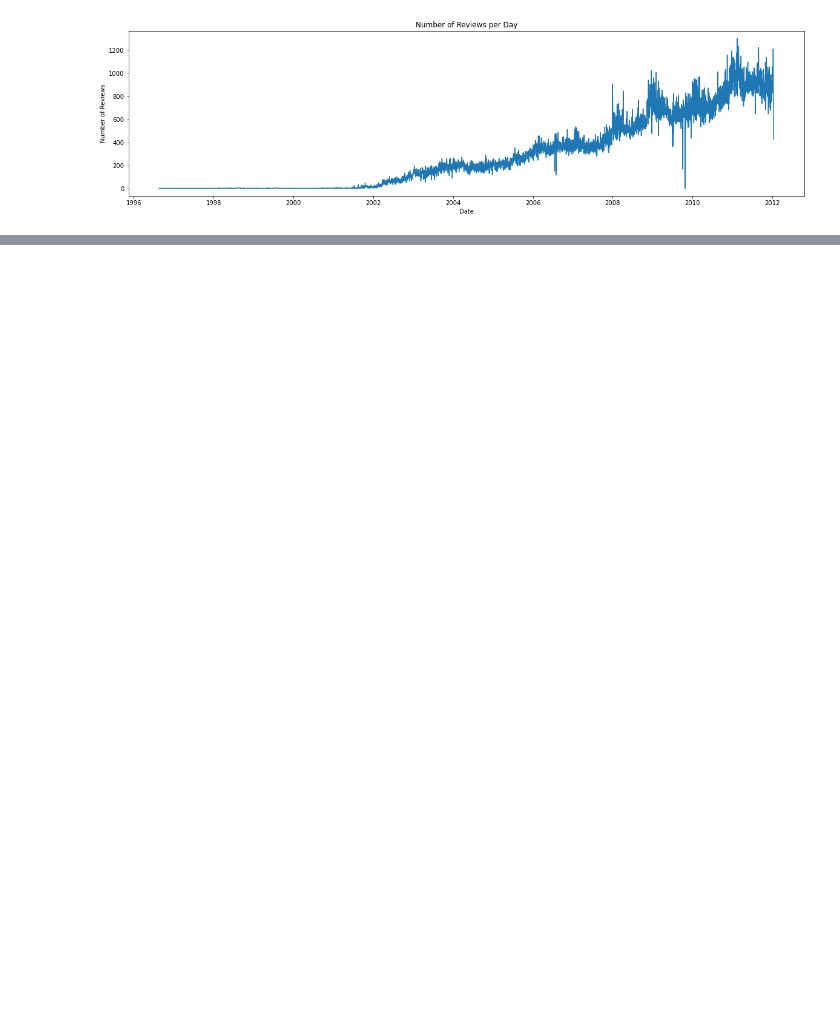
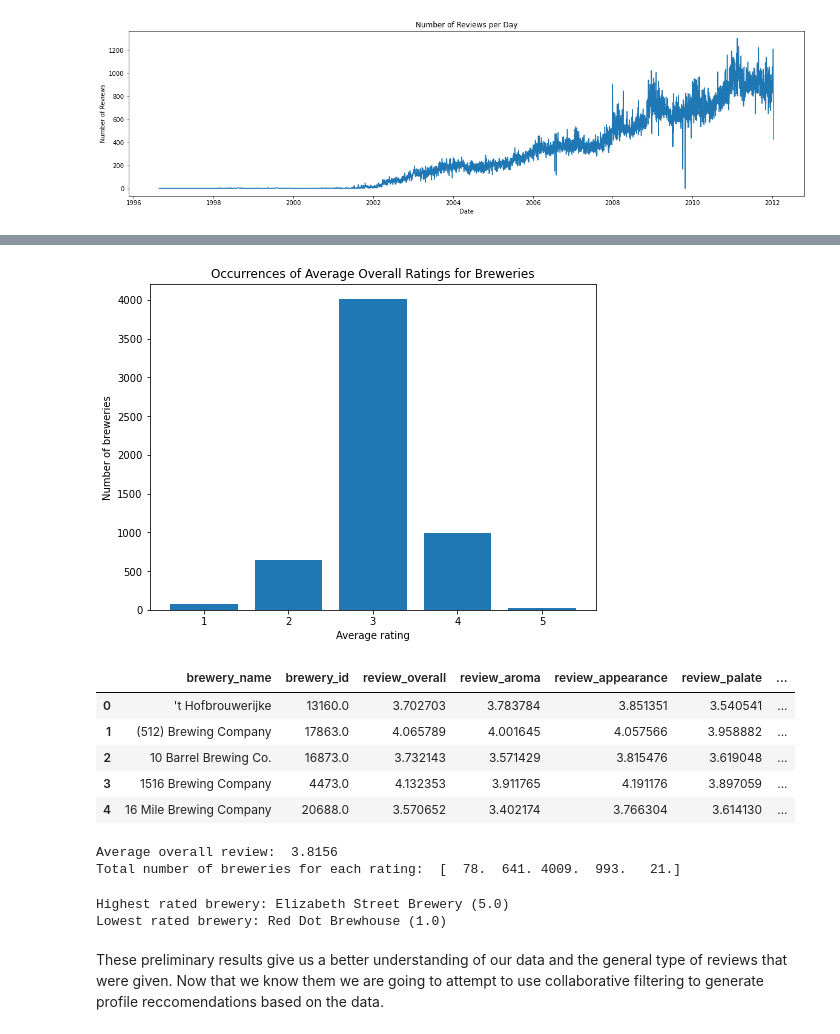
Before and after one commit to wfulton98/Final-Project, a Jupyter notebook: Beer Recommender System.ipynb, the cells around one changed output, grey strips where cells are left out. Saved outputs shown, nothing was run; the diff lists cells and outputs as text; code cells hidden in the pictures; blank space fills up the shorter version.

```diff
--- a/Beer Recommender System.ipynb
+++ b/Beer Recommender System.ipynb
@@ -59,0 +112,54 @@ plt.show()
+# %%
+
+breweries = df.groupby(['brewery_name'])
+breweries = breweries.mean()
+breweries = breweries.reset_index()
+fig, ax = plt.subplots(figsize=(8,6))
+x = range(1,6)
+counts = np.zeros(5)
+for val in breweries['review_overall']:
+    if val < 2:
+        counts[0] += 1
+    elif val < 3:
+        counts[1] += 1
+    elif val < 4:
+        counts[2] += 1
+    elif val < 5:
+        counts[3] += 1
+    else:
+        counts[4] += 1
+
+
+ax.bar(x, counts)
+ax.set_xlabel('Average rating')
+ax.set_ylabel('Number of breweries')
+ax.set_title('Occurrences of Average Overall Ratings for Breweries')
+plt.show()
+breweries.head()
+# %% [output]
+[figure, added]
+|  | brewery_name | brewery_id | review_overall | review_aroma | review_appearance | review_palate | ... |
+| 0 | 't Hofbrouwerijke | 13160.0 | 3.702703 | 3.783784 | 3.851351 | 3.540541 | ... |
+| 1 | (512) Brewing Company | 17863.0 | 4.065789 | 4.001645 | 4.057566 | 3.958882 | ... |
+| 2 | 10 Barrel Brewing Co. | 16873.0 | 3.732143 | 3.571429 | 3.815476 | 3.619048 | ... |
+| 3 | 1516 Brewing Company | 4473.0 | 4.132353 | 3.911765 | 4.191176 | 3.897059 | ... |
+| 4 | 16 Mile Brewing Company | 20688.0 | 3.570652 | 3.402174 | 3.766304 | 3.614130 | ... |
+# %%
+print('Average overall review: ', np.round(np.mean(df['review_overall']),4))
+print('Total number of breweries for each rating: ', counts)
+# %% [output]
+Average overall review:  3.8156
+Total number of breweries for each rating:  [  78.  641. 4009.  993.   21.]
+# %%
+
+breweries_sorted = breweries.sort_values('review_overall')
+#print(breweries_sorted.head(),'\n')
+lowest_rated_style = [list(breweries_sorted['brewery_name'])[0], list(breweries_sorted['review_overall'])[0]]
+highest_rated_style = [list(breweries_sorted['brewery_name'])[-1], list(breweries_sorted['review_overall'])[-1]]
+print(f"Highest rated brewery: {highest_rated_style[0]} ({highest_rated_style[1]})")
+print(f"Lowest rated brewery: {lowest_rated_style[0]} ({lowest_rated_style[1]})")
+# %% [output]
+Highest rated brewery: Elizabeth Street Brewery (5.0)
+Lowest rated brewery: Red Dot Brewhouse (1.0)
+# %% [markdown]
+These preliminary results give us a better understanding of our data and the general type of reviews that were given. Now that we know them we are going to attempt to use collaborative filtering to generate profile reccomendations based on the data.
```
Also changed, not shown: parts of 3 cells of this notebook.
